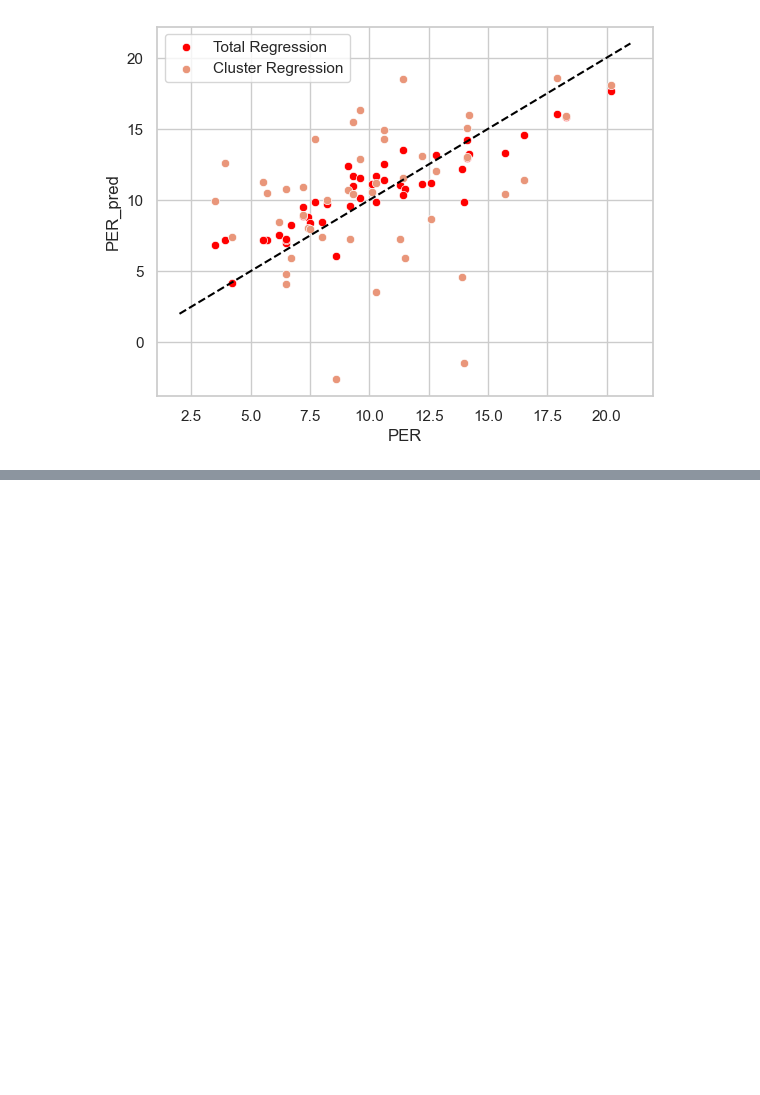
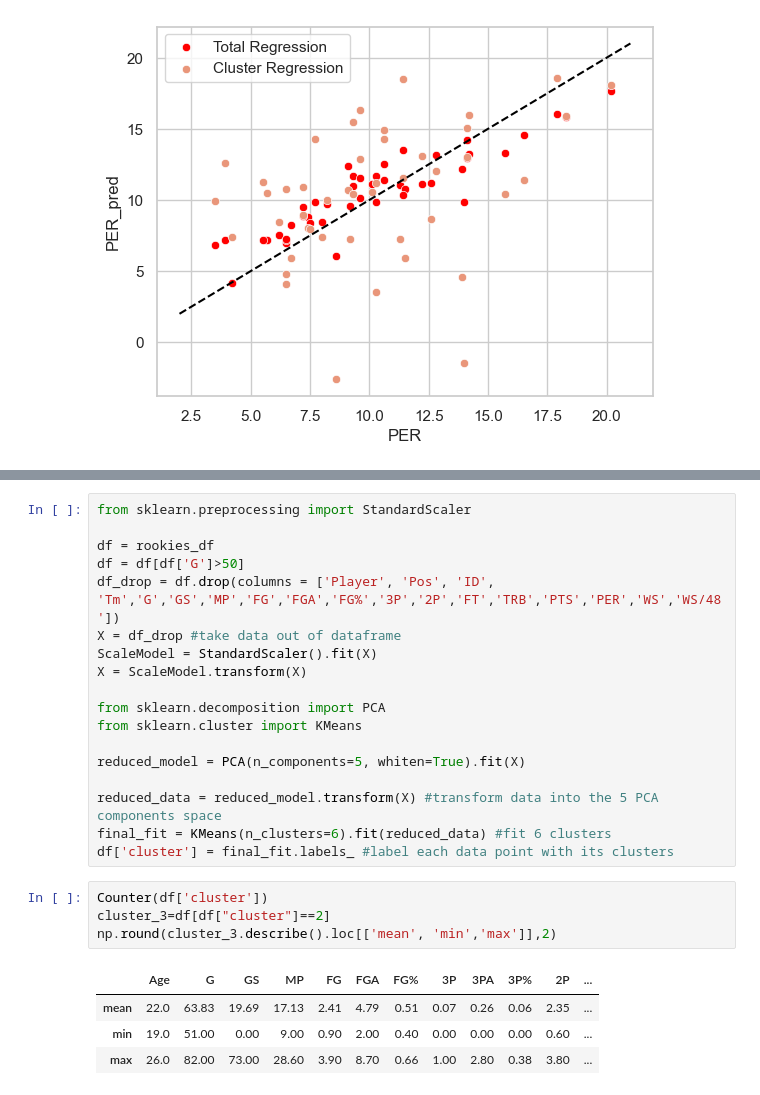
Before and after one commit to ywateba/fds_2023_project, a Jupyter notebook: final_project (4).ipynb, the cells around one changed output, grey strips where cells are left out. Saved outputs shown, nothing was run; the diff lists cells and outputs as text; blank space fills up the shorter version.

```diff
--- a/final_project (4).ipynb
+++ b/final_project (4).ipynb
@@ -1490,0 +1515,27 @@ plt.show()
+# %%
+from sklearn.preprocessing import StandardScaler
+
+df = rookies_df
+df = df[df['G']>50]
+df_drop = df.drop(columns = ['Player', 'Pos', 'ID', 'Tm','G','GS','MP','FG','FGA','FG%','3P','2P','FT','TRB','PTS','PER','WS','WS/48'])
+X = df_drop #take data out of dataframe
+ScaleModel = StandardScaler().fit(X)
+X = ScaleModel.transform(X)
+
+from sklearn.decomposition import PCA
+from sklearn.cluster import KMeans
+
+reduced_model = PCA(n_components=5, whiten=True).fit(X)
+
+reduced_data = reduced_model.transform(X) #transform data into the 5 PCA components space
+final_fit = KMeans(n_clusters=6).fit(reduced_data) #fit 6 clusters
+df['cluster'] = final_fit.labels_ #label each data point with its clusters
+# %%
+Counter(df['cluster'])
+cluster_3=df[df["cluster"]==2]
+np.round(cluster_3.describe().loc[['mean', 'min','max']],2)
+# %% [output]
+|  | Age | G | GS | MP | FG | FGA | FG% | 3P | 3PA | 3P% | 2P | ... |
+| mean | 22.0 | 63.83 | 19.69 | 17.13 | 2.41 | 4.79 | 0.51 | 0.07 | 0.26 | 0.06 | 2.35 | ... |
+| min | 19.0 | 51.00 | 0.00 | 9.00 | 0.90 | 2.00 | 0.40 | 0.00 | 0.00 | 0.00 | 0.60 | ... |
+| max | 26.0 | 82.00 | 73.00 | 28.60 | 3.90 | 8.70 | 0.66 | 1.00 | 2.80 | 0.38 | 3.80 | ... |
```
Also changed, not shown: parts of 16 cells of this notebook.
